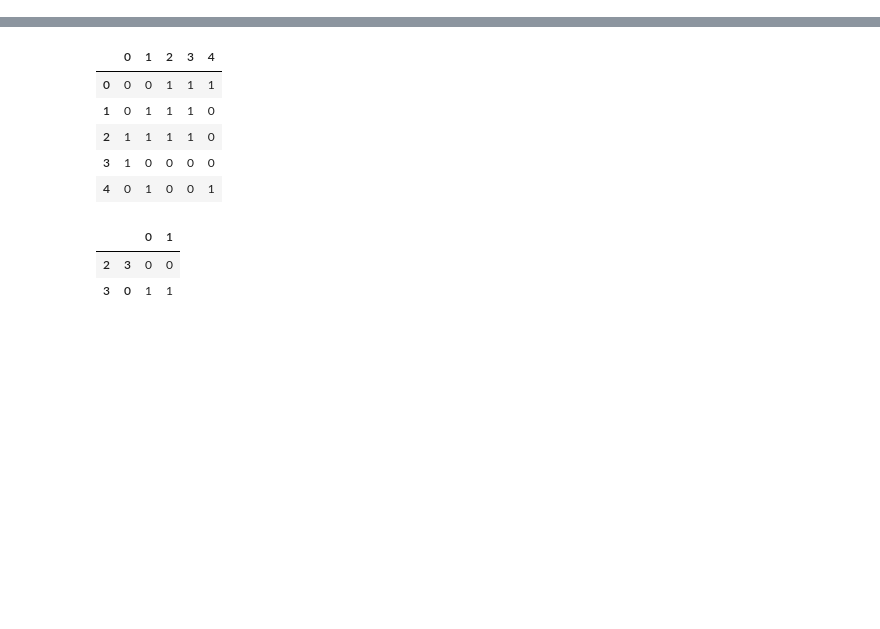
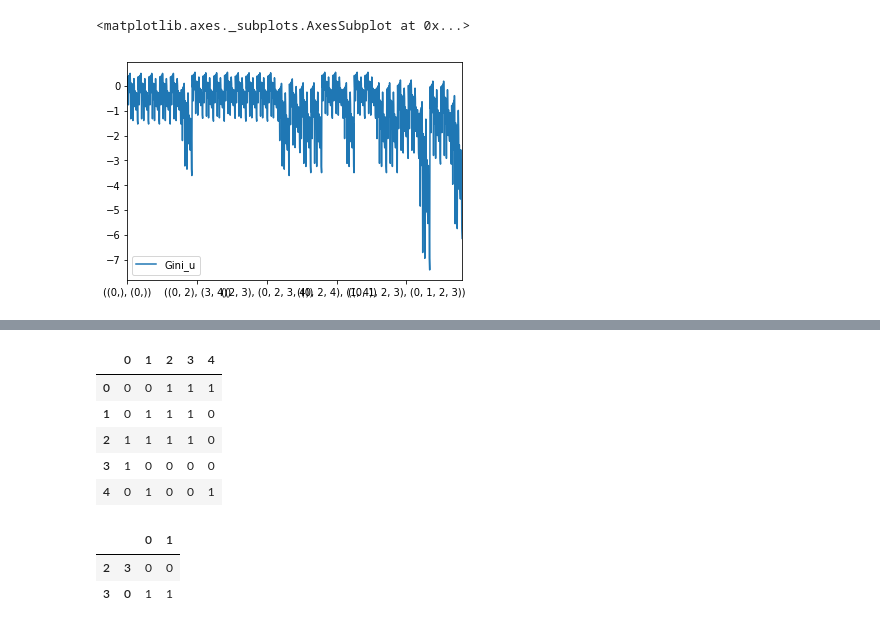
Before and after one commit to Haoyu2/DMLab-2020Spring, a Jupyter notebook: _gini.ipynb, the cells around one changed output, grey strips where cells are left out. Saved outputs shown, nothing was run; the diff lists cells and outputs as text; code cells hidden in the pictures; blank space fills up the shorter version.

```diff
--- a/_gini.ipynb
+++ b/_gini.ipynb
@@ -78,0 +105,6 @@ class OrBi():
+# %%
+size = (5, 5)
+mat = np.random.choice([1,0],size)
+orbi = OrBi(mat)
+
+df_giniu_all = orbi.allBi_giniu()
@@ -78,0 +123,6 @@ class OrBi():
+# %%
+import matplotlib.pyplot as plt
+df_giniu_all.plot()
+# %% [output]
+<matplotlib.axes._subplots.AxesSubplot at 0x...>
+[figure, added]
```
Also changed, not shown: parts of 7 cells of this notebook, 2 other files.
